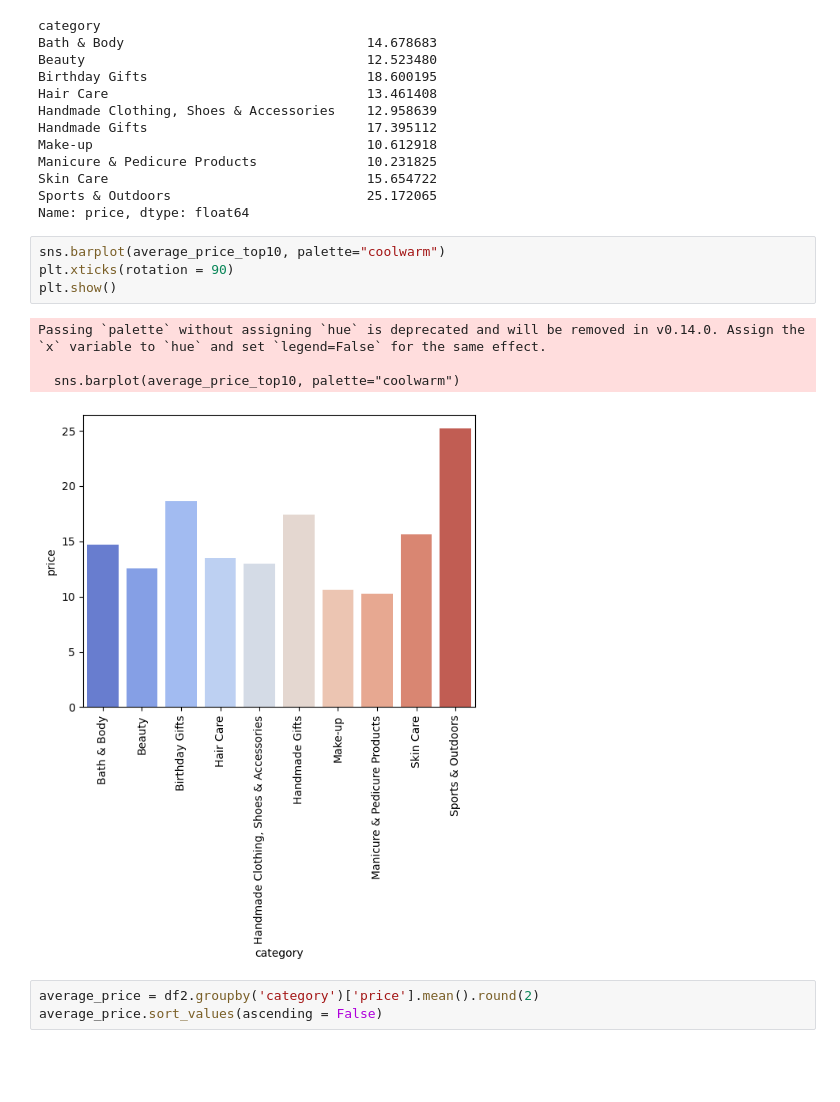
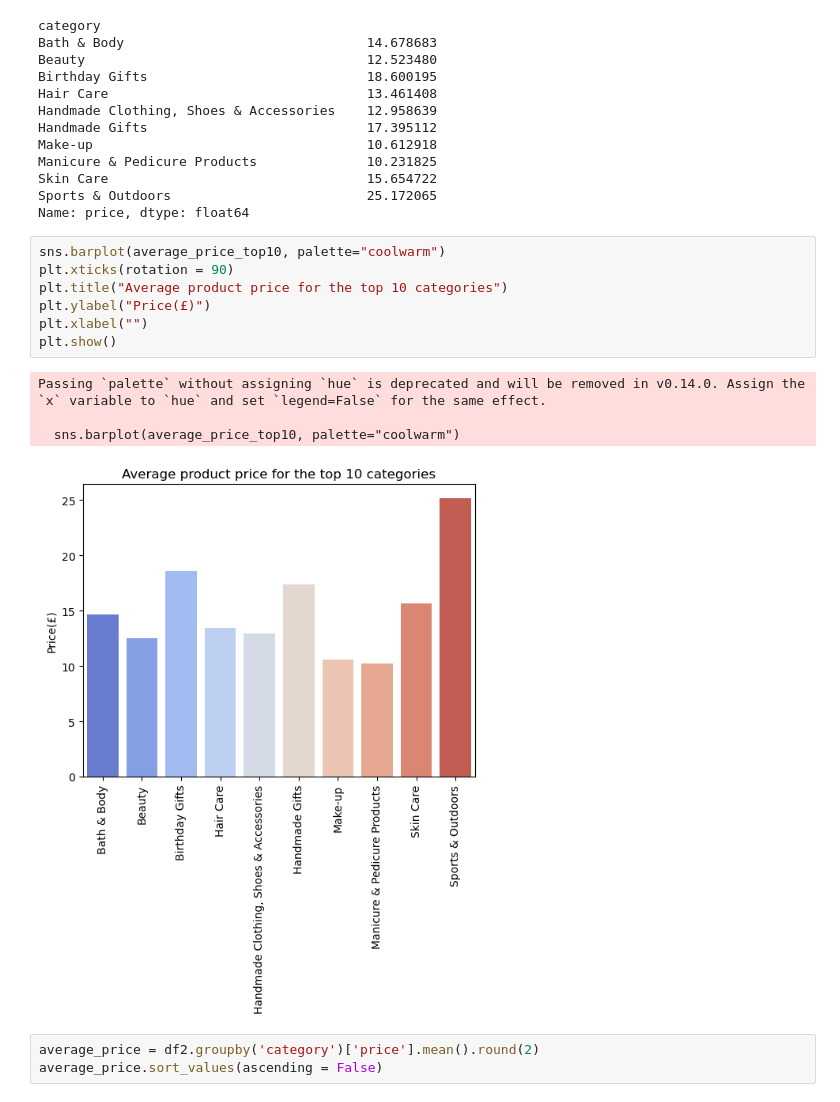
Before and after one commit to data-bootcamp-v4/lab-eda-bivariate, a Jupyter notebook: bivariate_analysis_lab.ipynb, the cells around one changed output. Cells and saved outputs as stored; diff of their text form; blank space fills up the shorter version.

```diff
--- a/bivariate_analysis_lab.ipynb
+++ b/bivariate_analysis_lab.ipynb
@@ -297,12 +299,15 @@ Name: price, dtype: float64
 # %%
 sns.barplot(average_price_top10, palette="coolwarm")
 plt.xticks(rotation = 90)
+plt.title("Average product price for the top 10 categories")
+plt.ylabel("Price(£)")
+plt.xlabel("")
 plt.show()
 # %% [output]
 Passing `palette` without assigning `hue` is deprecated and will be removed in v0.14.0. Assign the `x` variable to `hue` and set `legend=False` for the same effect.
 
   sns.barplot(average_price_top10, palette="coolwarm")
-[figure, old version]
+[figure, new version]
 # %%
 average_price = df2.groupby('category')['price'].mean().round(2)
 average_price.sort_values(ascending = False)
```
Also changed, not shown: parts of 4 cells of this notebook.
